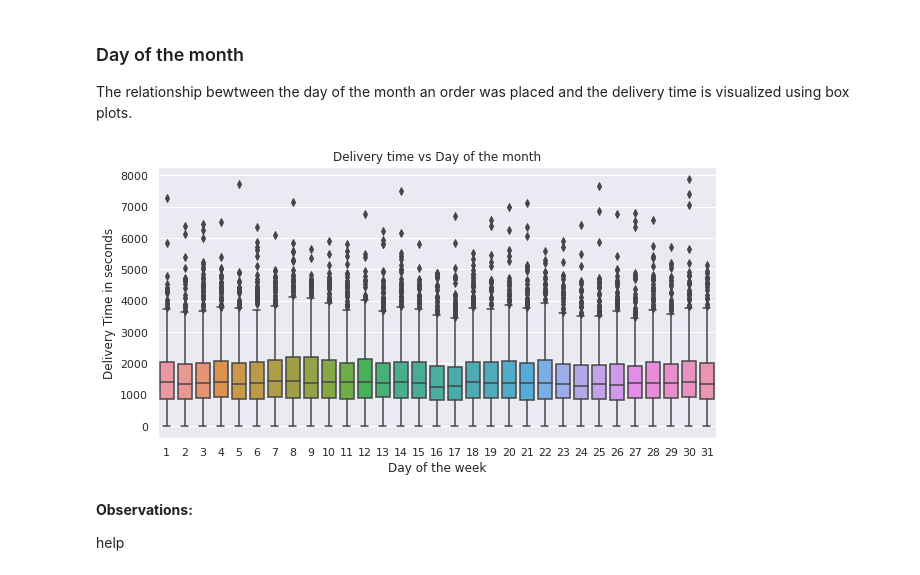
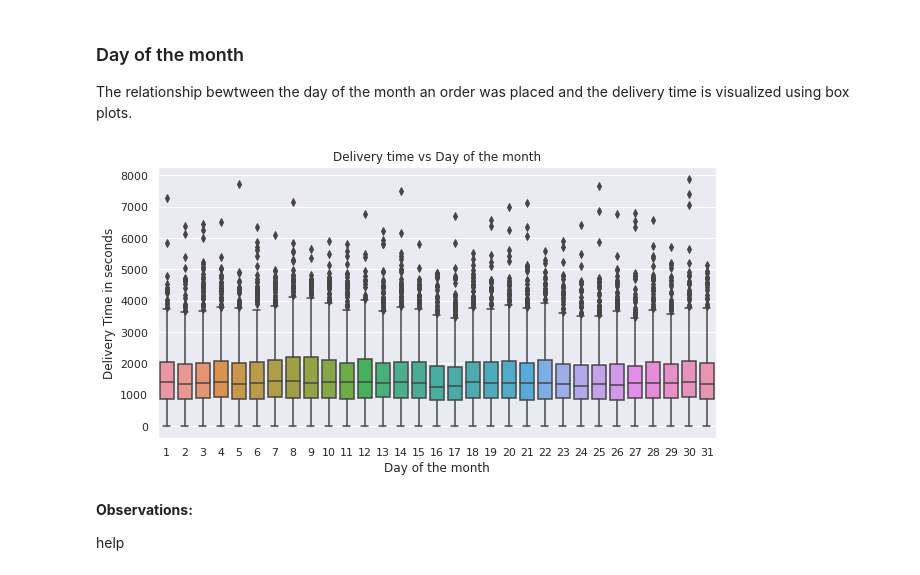
Before and after one commit to NicoleMeinie/Regression, a Jupyter notebook: Frankenstein.ipynb, the cells around one changed output. Drawn from its saved outputs; the diff is of its cells as text; code cells hidden in the pictures.

```diff
--- a/Frankenstein.ipynb
+++ b/Frankenstein.ipynb
@@ -54,8 +54,8 @@ riders_raw = pd.read_csv('Riders.csv')
 Sub = pd.read_csv('SampleSubmission.csv')
 
 # Join riders to test & train data and initialise working dataframes
-Train = train_raw.merge(riders_raw, how="left", on = "Rider Id")
-Test = test_raw.merge(riders_raw, how="left", on = "Rider Id")
+Train = pd.merge(train_raw, riders_raw, on = "Rider Id", how="left")
+Test = pd.merge(test_raw, riders_raw, how="left", on = "Rider Id")
 # %% [markdown]
 Great! Let's build a model!
 # %% [markdown]
@@ -227,12 +227,12 @@ The relationship bewtween the day of the month an order was placed and the deliv
 # %%
 sns.set()
 _ = plt.figure(figsize = (10,5))
 _ = sns.boxplot(x = Train['Placement - Day of Month'], y = Train['Time from Pickup to Arrival'], data = Train )
 _ = plt.title('Delivery time vs Day of the month')
-_ = plt.xlabel('Day of the week')
+_ = plt.xlabel('Day of the month')
 _ = plt.ylabel('Delivery Time in seconds')
 # %% [output]
-[figure, old version]
+[figure, new version]
 # %% [markdown]
 **Observations:**
 
```
Also changed, not shown: parts of 24 cells of this notebook.
